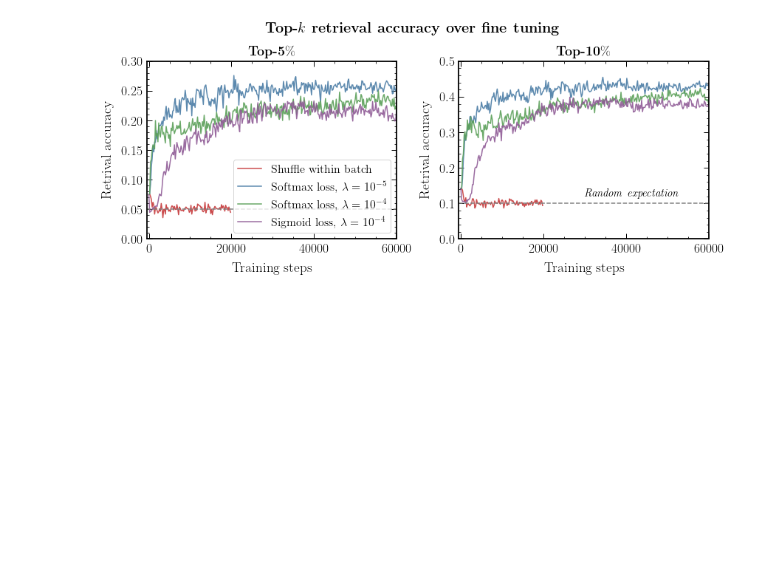
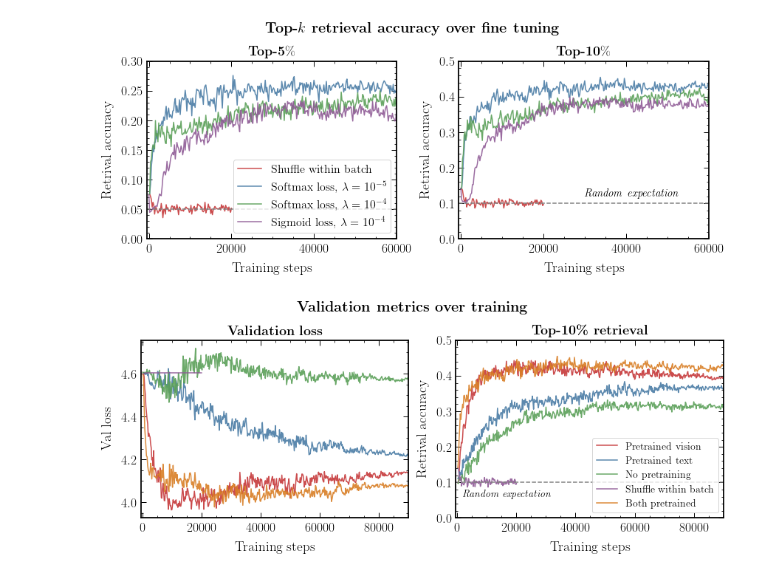
Before and after one commit to smsharma/PAPERCLIP-Hubble, a Jupyter notebook: notebooks/04_retrieval_acc.ipynb, the cells around one changed output. Saved outputs shown, nothing was run; the diff lists cells and outputs as text; code cells hidden in the pictures; blank space fills up the shorter version.

```diff
--- a/notebooks/04_retrieval_acc.ipynb
+++ b/notebooks/04_retrieval_acc.ipynb
@@ -99,2 +101,73 @@ plt.savefig("../paper/plots/retrieval_acc.pdf")
 # %% [output]
 [figure]
+# %%
+# Assuming 'run_labels' contains the names of the runs you are interested in
+# Define it based on your requirements
+run_labels = ['good-vortex-92',  # 'toasty-donkey-115',
+              "wild-firebrand-117",
+              'jumping-moon-118',
+              'cool-butterfly-119',
+              'efficient-night-96']
+
+run_legends = ['Both pretrained',
+              "No pretraining",
+              'Pretrained text',
+              'Pretrained vision',
+              'Shuffle within batch']
+
+# Creating the dictionary
+run_dict = {run_labels[i]: run_legends[i] for i in range(len(run_labels))}
+
+api = wandb.Api()
+runs = api.runs("smsharma/multimodal-hubble")
+
+# Initialize dictionaries to hold the data for plotting
+top5_data = {}
+top10_data = {}
+
+for run in runs:
+    if run.name in run_labels:
+
+        # Fetch history for top 5 and top 10 accuracy
+        history_top5 = run.history(keys=["val/loss"])
+        history_top10 = run.history(keys=["val/top_10_accuracy"])  # assuming this key exists
+
+        # Store the data for later plotting
+        top5_data[run.name] = (history_top5['_step'], history_top5['val/loss'])
+        top10_data[run.name] = (history_top10['_step'], history_top10['val/top_10_accuracy'])  # replace with correct key if different
+
+# Plotting
+fig, axes = plt.subplots(1, 2, figsize=(12, 5))
+
+# Plot for Top 5 Accuracy
+for idx, (run_name, (steps, accuracy)) in enumerate(top5_data.items()):
+    ls = '-' if run_dict[run_name] == "Shuffle within batch" else '-'
+    axes[0].plot(list(200 * np.arange(1, len(steps) + 1)), list(accuracy), label=run_dict[run_name], lw=1.5, ls=ls)  # replace with correct key if different
+
+axes[0].set_title(r"\textbf{Validation loss}")
+axes[0].set_xlabel("Training steps")
+axes[0].set_ylabel("Val loss")
+# axes[0].axhline(0.05, color='grey', ls='--', lw=1.5)
+# axes[0].set_ylim(0, 0.3)
+axes[0].set_xlim(-500, 90_000)
+
+# Plot for Top 10 Accuracy
+for run_name, (steps, accuracy) in top10_data.items():
+    ls = '-' if run_dict[run_name] == "Shuffle within batch" else '-'
+    axes[1].plot(list(200 * np.arange(1, len(steps) + 1)), list(accuracy), label=run_dict[run_name], lw=1.5, ls=ls)  # replace with correct key if different
+
+axes[1].set_title(r"\textbf{Top-10\% retrieval}")
+axes[1].set_xlabel("Training steps")
+axes[1].set_ylabel("Retrival accuracy")
+axes[1].axhline(0.1, color='grey', ls='--', lw=1.5)
+axes[1].set_ylim(0, 0.5)
+axes[1].set_xlim(-500, 90_000)
+axes[1].text(1_600, 0.06, "\emph{Random expectation}", fontsize=14)
+
+fig.suptitle(r"\textbf{Validation metrics over training}", fontsize=20)
+axes[1].legend(frameon=True, framealpha=0.8, fontsize=14)
+
+plt.tight_layout()
+plt.savefig("../paper/plots/val_metrics.pdf")
+# %% [output]
+[figure, added]
```
Also changed, not shown: parts of 2 cells of this notebook, 3 other files.
